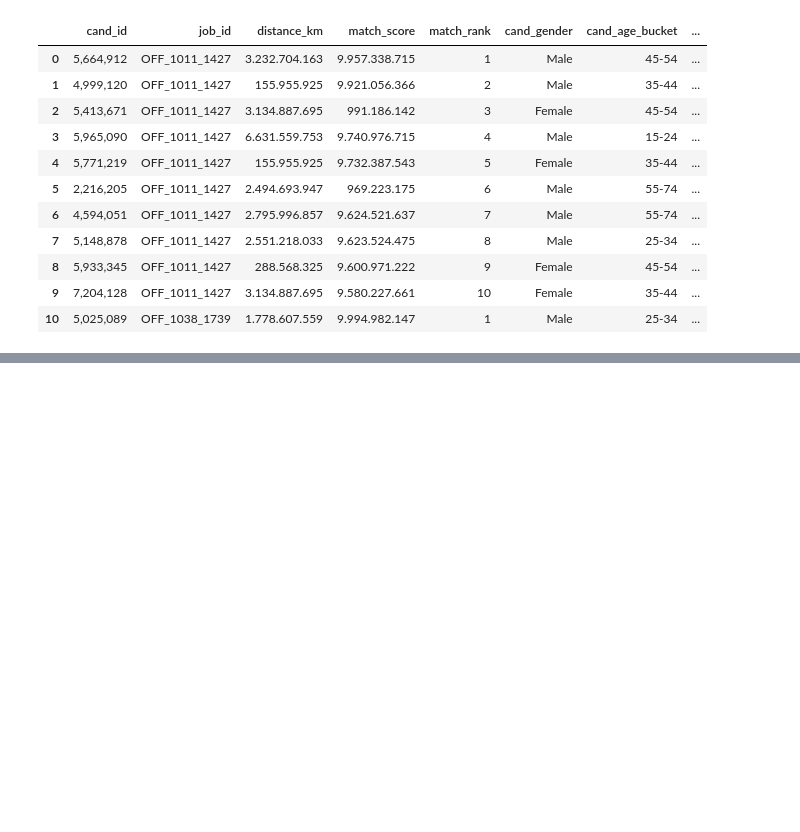
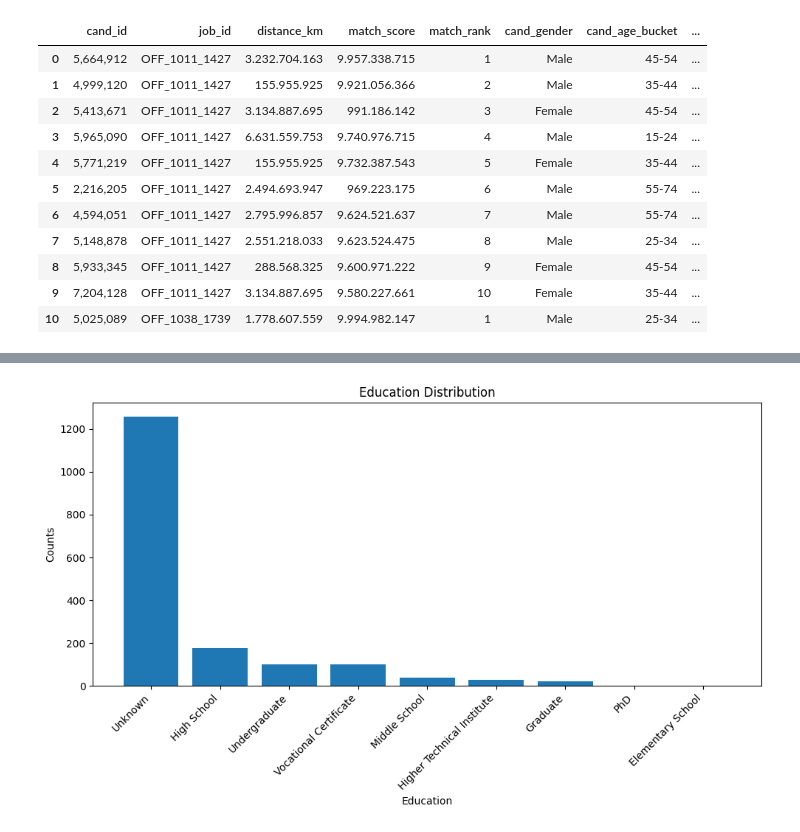
Before and after one commit to kor80/Fair-Candidate-Screening-System, a Jupyter notebook: main.ipynb, the cells around one changed output, grey strips where cells are left out. Saved outputs shown, nothing was run; the diff lists cells and outputs as text; code cells hidden in the pictures; blank space fills up the shorter version.

```diff
--- a/main.ipynb
+++ b/main.ipynb
@@ -49,0 +104,2 @@ df1.describe()
+# %%
+df1.drop(['cand_id','job_id'], axis=1, inplace=True)
@@ -49,0 +118,2 @@ df1.describe()
+# %%
+df1 = df1[~df1['cand_age_bucket'].isnull()]
@@ -49,0 +161,30 @@ df1.describe()
+# %%
+def map_education_level(x):
+    if pd.isna(x):
+        return 'Unknown'
+    x = str(x).lower()
+
+    # Clean common formatting inconsistencies
+    x = x.replace('laurea', 'degree')
+    x = x.replace('diploma', 'degree')
+
+    if 'dottorato' in x or 'phd' in x or 'research doctorate' in x:
+        return 'PhD'
+    elif 'master' in x or 'lm-' in x:
+        return 'Graduate'
+    elif 'bachelor' in x or 'l-' in x:
+        return 'Undergraduate'
+    elif 'higher technical institute' in x or 'its' in x:
+        return 'Higher Technical Institute'
+    elif 'qualification' in x or 'certificate' in x or 'operator' in x:
+        return 'Vocational Certificate'
+    elif 'high school' in x or 'liceo' in x or 'technician' in x or 'technical' in x:
+        return 'High School'
+    elif 'middle school' in x or 'scuola media' in x:
+        return 'Middle School'
+    elif 'elementary' in x:
+        return 'Elementary School'
+    else:
+        return 'Other'
+# %%
+df1['cand_education'] = df1['cand_education'].apply(map_education_level)
@@ -49,0 +205,12 @@ df1.describe()
+# %%
+# Visualize the distribution
+plt.figure(figsize=(10, 6))
+plt.bar(df1['cand_education'].unique(), df1['cand_education'].value_counts())
+plt.xlabel('Education')
+plt.ylabel('Counts')
+plt.title('Education Distribution')
+plt.xticks(rotation=45, ha='right')
+plt.tight_layout()
+plt.show()
+# %% [output]
+[figure, added]
```
Also changed, not shown: parts of 34 cells of this notebook.
